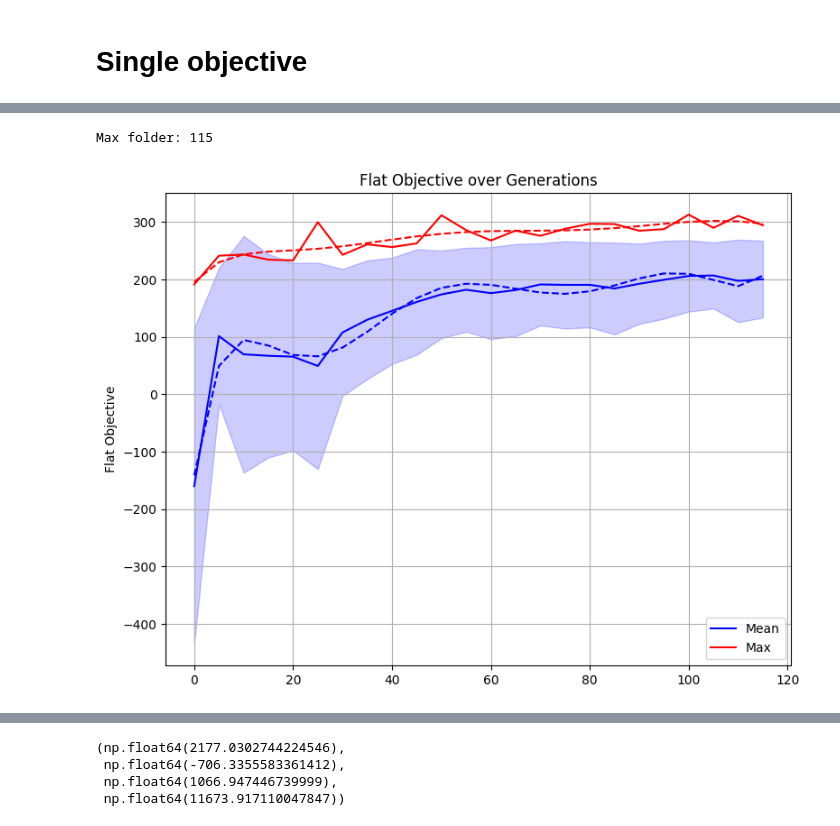
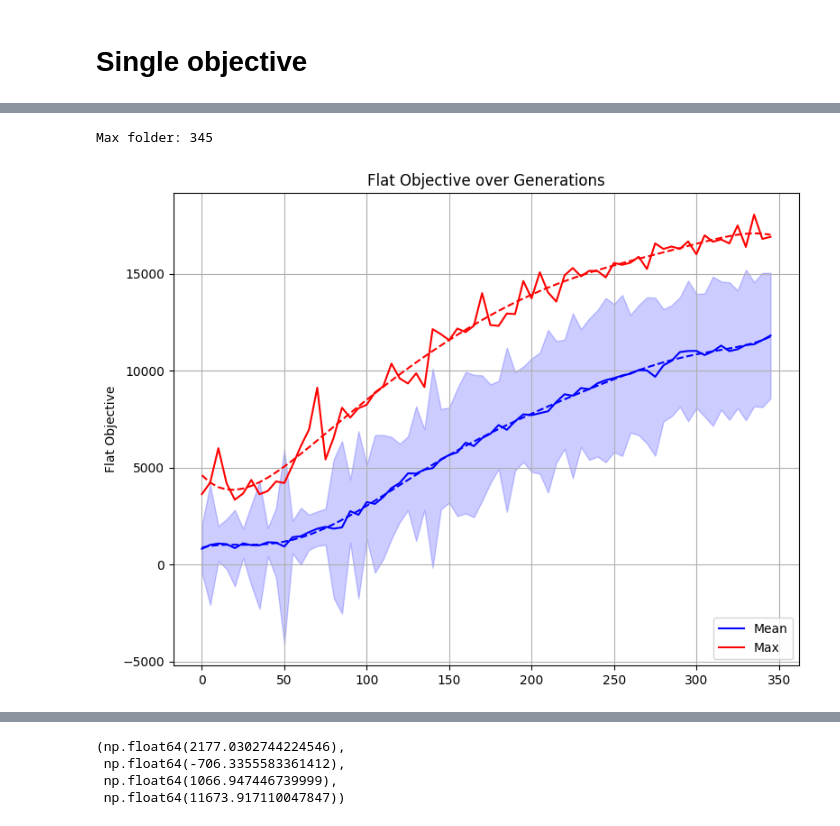
Before and after one commit to ifinckh/micro-515-EvoRob, a Jupyter notebook: read_logs.ipynb, the cells around one changed output, grey strips where cells are left out. Saved outputs shown, nothing was run; the diff lists cells and outputs as text; code cells hidden in the pictures.

Commit message:
Final training branch

```diff
--- a/read_logs.ipynb
+++ b/read_logs.ipynb
@@ -6,2 +1,35 @@ import glob
 # %% [markdown]
 # Single objective
+# %%
+import numpy as np
+import matplotlib.pyplot as plt
+f = np.load("results/2026-05-20_14-15-50_final_test/full_f.npy")
+
+plt.plot(np.mean(f, axis=1), label="Max", color="blue")
+plt.plot(np.max(f, axis=1), label="Mean", color="red")
+
+generations = np.arange(f.shape[0])
+# make trend lines
+# z = np.polyfit(generations, np.mean(f, axis=1), 7)
+# trend = np.polyval(z, generations)
+# plt.plot(generations, trend,":", label="Trend Line", color="blue")
+# z = np.polyfit(generations, np.max(f, axis=1), 7)
+# trend = np.polyval(z, generations)
+# plt.plot(generations, trend,":", label="Trend Line", color="red")
+
+plt.fill_between(generations, np.mean(f, axis=1) - np.std(f, axis=1), np.mean(f, axis=1) + np.std(f, axis=1), alpha=0.2, color="blue")
+plt.ylim(-100, 1200)
+plt.xlim(345, )
+plt.legend()
+plt.title("Training Curves")
+plt.show()
+
+
+plt.plot(np.mean(f, axis=1), label="Max", color="blue")
+plt.plot(np.max(f, axis=1), label="Mean", color="red")
+plt.fill_between(generations, np.mean(f, axis=1) - np.std(f, axis=1), np.mean(f, axis=1) + np.std(f, axis=1), alpha=0.2, color="blue")
+# plt.ylim(-100, 1200)
+# plt.xlim(345, )
+plt.legend()
+plt.title("Training Curves")
+plt.show()
@@ -7,0 +39,5 @@ import glob
+# %%
+f = np.load(f"results/2026-05-13_12-10-23_final_test/0/f.npy")
+print(f.max(), f.mean())
+f = np.load(f"results/2026-05-18_14-22-27_final_test/0/f.npy")
+print(f.max(), f.mean())
@@ -14,7 +146,7 @@ flat_max = []
 flat_std = []
 
 
-path = "results/2026-05-12_18-44-48_final_test"
+path = "results/2026-05-13_12-10-23_final_test"
 
 max_folder = max([int(d) for d in os.listdir(path) if d.isdigit()])
 print(f"Max folder: {max_folder}")
@@ -22,32 +154,32 @@ print(f"Max folder: {max_folder}")
 fig,axs = plt.subplots(1,1, figsize=(8, 6))
 for i in range(0, max_folder+1, 5):
     f = np.load(f"{path}/{i}/f.npy")
     flat_mean.append(np.mean(f, axis=0))
     flat_max.append(np.max(f, axis=0))
 
     flat_std.append(np.std(f, axis=0))
 
 generations = np.arange(0, max_folder+1, 5)
 
 
 axs.plot(generations, flat_mean, label="Mean", color="blue")
 axs.plot(generations, flat_max, label="Max", color="red")
 # add trend lines for both objectives
 z = np.polyfit(generations, flat_mean, 7)
 p = np.poly1d(z)
 axs.plot(generations, p(generations), linestyle="--", color="blue")
 z = np.polyfit(generations, flat_max, 7)
 p = np.poly1d(z)
 axs.plot(generations, p(generations), linestyle="--", color="red")
 axs.set_ylabel("Flat Objective")
 axs.legend(loc="lower right")
 axs.fill_between(generations, np.array(flat_mean) - np.array(flat_std), np.array(flat_mean) + np.array(flat_std), alpha=0.2, color="blue")
 axs.grid("on")
 axs.set_title("Flat Objective over Generations")
 
 
 
 fig.tight_layout()
 # %% [output]
-Max folder: 115
+Max folder: 345
-[figure, old version]
+[figure, new version]
```
Also changed, not shown: parts of 9 cells of this notebook, 7 other files.
